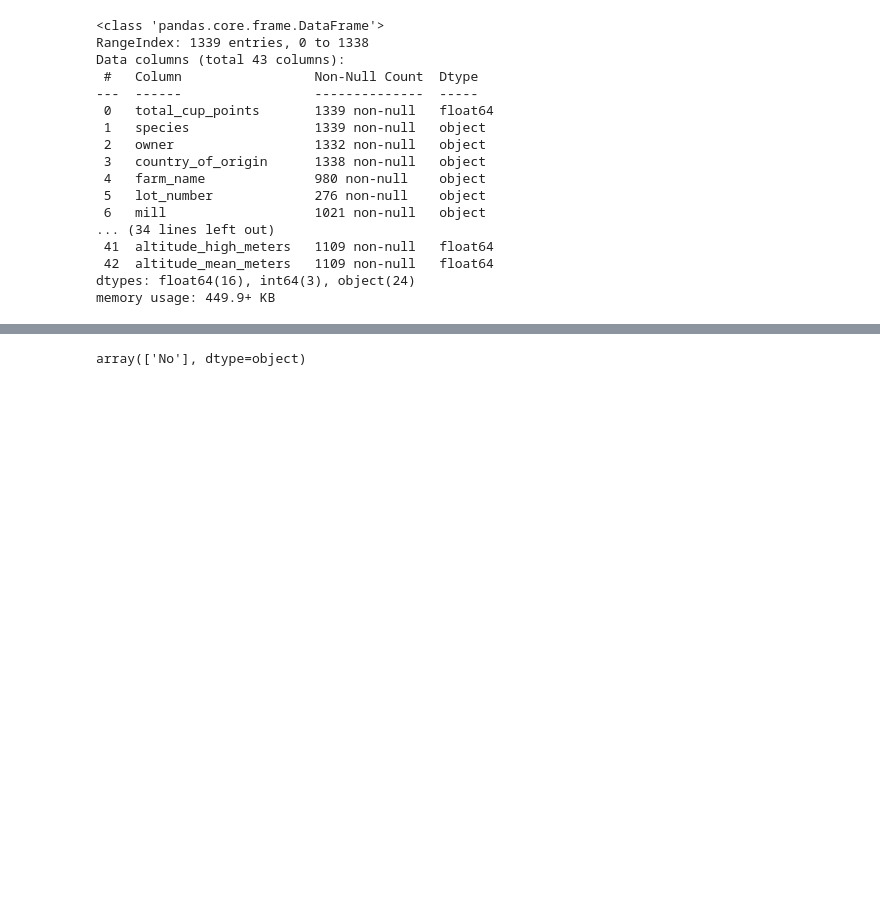
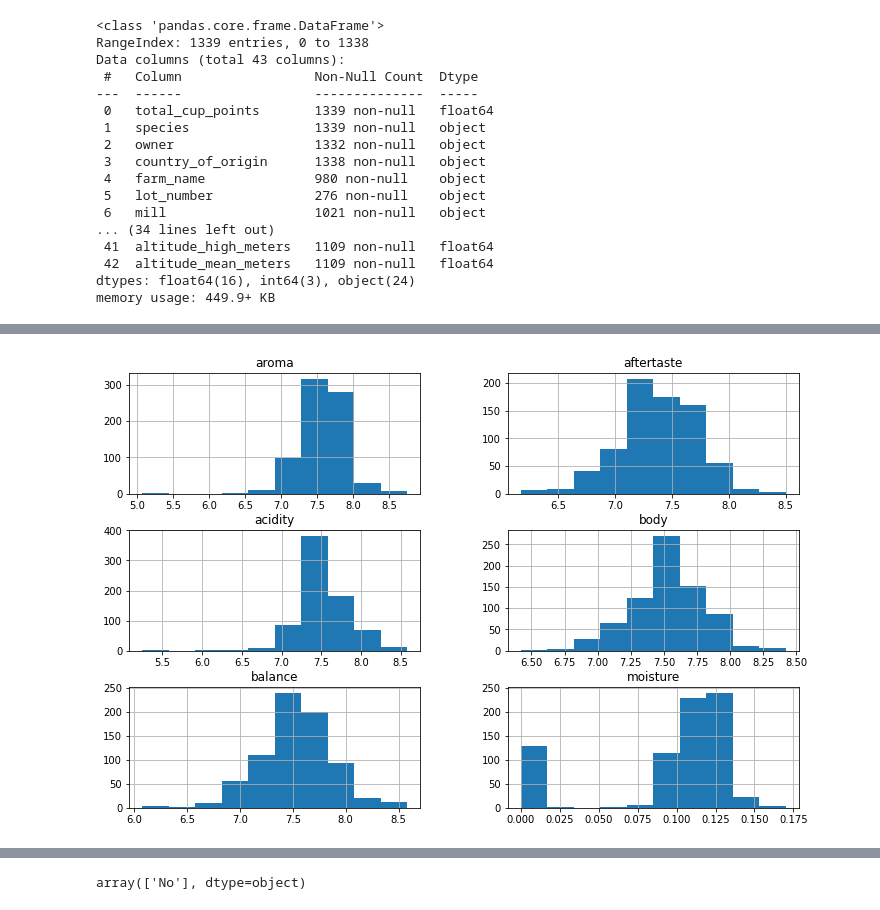
Before and after one commit to xalejandrow/4Geeks-Flask-Example, a Jupyter notebook: src/Coffee_Model_4GKS.ipynb, the cells around one changed output, grey strips where cells are left out. Cells and saved outputs as stored; diff of their text form; code cells hidden in the pictures; blank space fills up the shorter version.

```diff
--- a/src/Coffee_Model_4GKS.ipynb
+++ b/src/Coffee_Model_4GKS.ipynb
@@ -103,3 +129,8 @@ df_interim = df_interim.dropna()
+# %%
+# Transformo las variables categoricas
+df_interim['species'] = pd.Categorical(df_interim['species'])
+df_interim['country_of_origin'] = pd.Categorical(df_interim['country_of_origin'])
+df_interim['variety'] = pd.Categorical(df_interim['variety'])
 # %%
 # We'll divide our cup point into two classes: specialty or not
 # All coffees with over 80 points are considered specialty, we'll use the median as separator
@@ -354,0 +332,11 @@ memory usage: 42.7 KB
+# %%
+# Given the excess of categories in country and variety, we'll aggregate
+# low values into others (using Pareto's rule or a minimum of 50 observations)
+top_varieties = ['Caturra', 'Typica', 'Bourbon', 'Catuai']
+df_interim['variety'] = df_interim['variety'].apply(lambda x: x if x in top_varieties else 'Other')
+top_country = ['Mexico', 'Guatemala', 'Colombia', 'Brazil', 'Taiwan']
+df_interim['country_of_origin'] = df_interim['country_of_origin'].apply(lambda x: x if x in top_country else 'Other')
+df_interim.variety = pd.Categorical(df_interim.variety)
+df_interim.country_of_origin = pd.Categorical(df_interim.country_of_origin)
+df_interim['specialty'] = df_interim['total_cup_points'].apply(lambda x: 'Yes' if x>82.43 else 'No')
+df_interim.specialty = pd.Categorical(df_interim.specialty)
@@ -354,0 +366,9 @@ memory usage: 42.7 KB
+# %%
+df = df_interim.copy()
+df_interim.to_csv('../data/interim/coffee_interim.csv')
+# %%
+# Again, train and test
+X = df.drop(["total_cup_points", "specialty", "altitude_mean_meters", "sweetness", "species"], axis=1)
+y = df["specialty"]
+X_train, X_test, y_train, y_test = train_test_split(X, y, random_state=123, stratify=y)
+df_train = pd.concat([X_train, y_train], axis=1)
@@ -354,0 +414,6 @@ memory usage: 42.7 KB
+# %%
+# Plot histograms
+X_train.hist(figsize=(12,8))
+plt.show()
+# %% [output]
+[figure, added]
```
Also changed, not shown: parts of 64 cells of this notebook, 6 other files.
